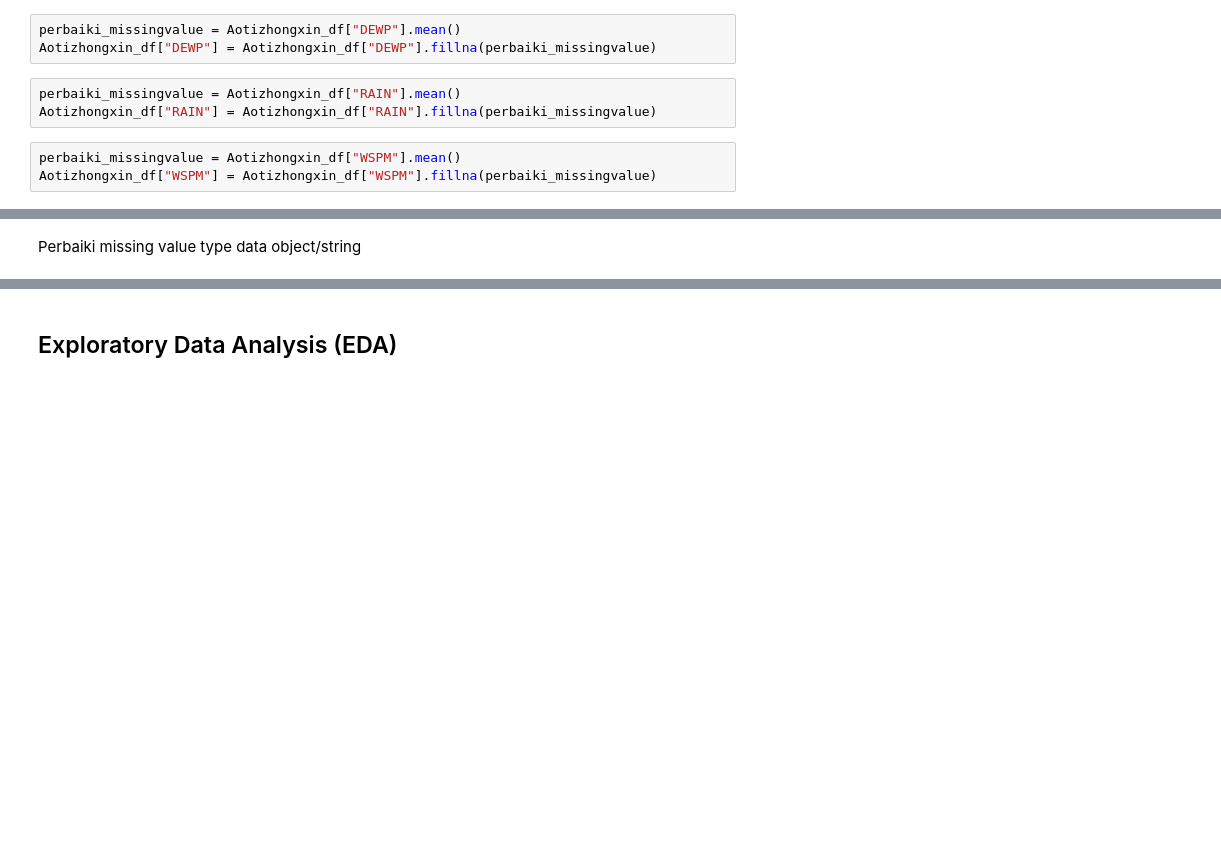
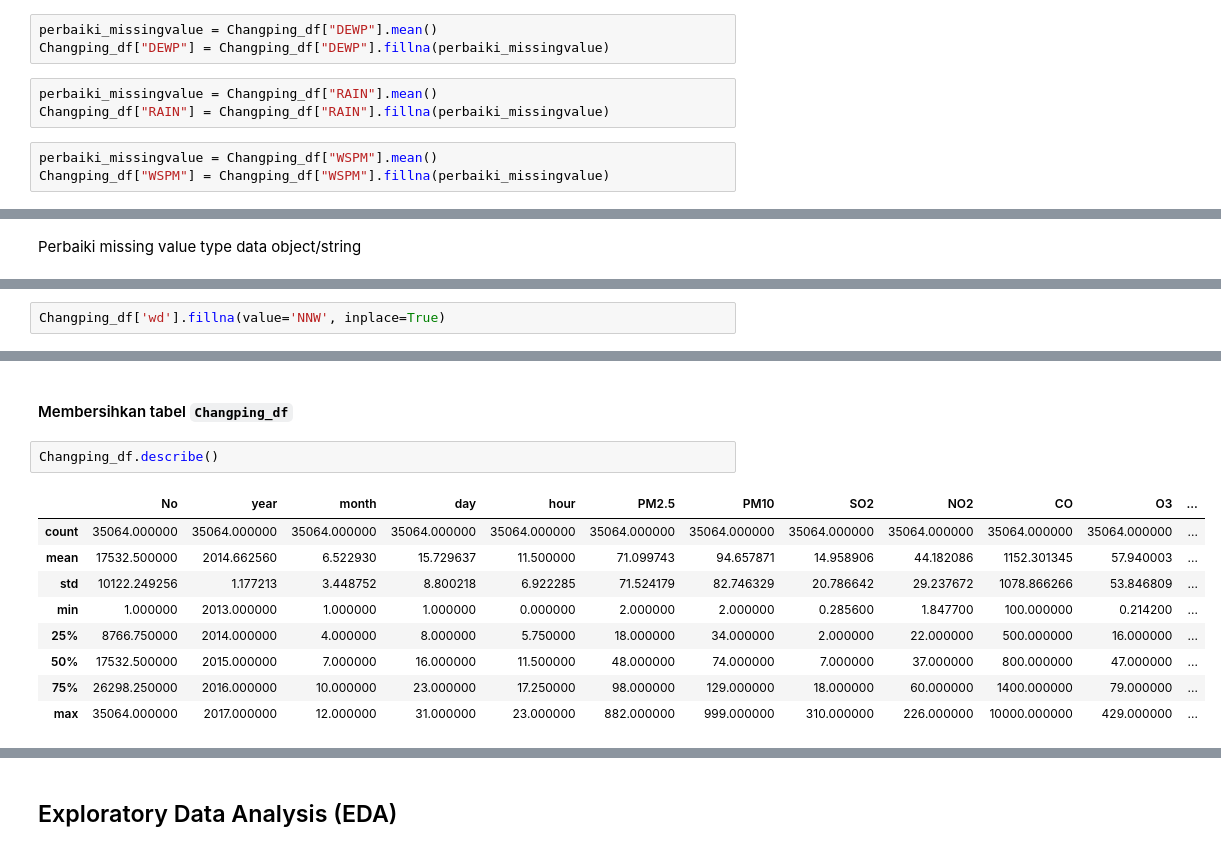
Before and after one commit to Arif-0123/Proyek_Analisis_Data, a Jupyter notebook: Air Quality Dataset/submision/notebook.ipynb, the cells around one changed output, grey strips where cells are left out. Saved outputs shown, nothing was run; the diff lists cells and outputs as text; blank space fills up the shorter version.

Commit message:
Tambah informasi cleaning data beberapa tabel data

```diff
--- a/Air Quality Dataset/submision/notebook.ipynb
+++ b/Air Quality Dataset/submision/notebook.ipynb
@@ -1325,10 +1325,10 @@ Aotizhongxin_df["PRES"] = Aotizhongxin_df["PRES"].fillna(perbaiki_missingvalue)
 # %%
-perbaiki_missingvalue = Aotizhongxin_df["DEWP"].mean()
-Aotizhongxin_df["DEWP"] = Aotizhongxin_df["DEWP"].fillna(perbaiki_missingvalue)
+perbaiki_missingvalue = Changping_df["DEWP"].mean()
+Changping_df["DEWP"] = Changping_df["DEWP"].fillna(perbaiki_missingvalue)
 # %%
-perbaiki_missingvalue = Aotizhongxin_df["RAIN"].mean()
-Aotizhongxin_df["RAIN"] = Aotizhongxin_df["RAIN"].fillna(perbaiki_missingvalue)
+perbaiki_missingvalue = Changping_df["RAIN"].mean()
+Changping_df["RAIN"] = Changping_df["RAIN"].fillna(perbaiki_missingvalue)
 # %%
-perbaiki_missingvalue = Aotizhongxin_df["WSPM"].mean()
-Aotizhongxin_df["WSPM"] = Aotizhongxin_df["WSPM"].fillna(perbaiki_missingvalue)
+perbaiki_missingvalue = Changping_df["WSPM"].mean()
+Changping_df["WSPM"] = Changping_df["WSPM"].fillna(perbaiki_missingvalue)
 # %%
@@ -1401,0 +1378,2 @@ dtype: int64
+# %%
+Changping_df['wd'].fillna(value='NNW', inplace=True)
@@ -1401,0 +1958,14 @@ dtype: int64
+# %% [markdown]
+#### Membersihkan tabel `Changping_df`
+# %%
+Changping_df.describe()
+# %% [output]
+|  | No | year | month | day | hour | PM2.5 | PM10 | SO2 | NO2 | CO | O3 | ... |
+| count | 35064.000000 | 35064.000000 | 35064.000000 | 35064.000000 | 35064.000000 | 35064.000000 | 35064.000000 | 35064.000000 | 35064.000000 | 35064.000000 | 35064.000000 | ... |
+| mean | 17532.500000 | 2014.662560 | 6.522930 | 15.729637 | 11.500000 | 71.099743 | 94.657871 | 14.958906 | 44.182086 | 1152.301345 | 57.940003 | ... |
+| std | 10122.249256 | 1.177213 | 3.448752 | 8.800218 | 6.922285 | 71.524179 | 82.746329 | 20.786642 | 29.237672 | 1078.866266 | 53.846809 | ... |
+| min | 1.000000 | 2013.000000 | 1.000000 | 1.000000 | 0.000000 | 2.000000 | 2.000000 | 0.285600 | 1.847700 | 100.000000 | 0.214200 | ... |
+| 25% | 8766.750000 | 2014.000000 | 4.000000 | 8.000000 | 5.750000 | 18.000000 | 34.000000 | 2.000000 | 22.000000 | 500.000000 | 16.000000 | ... |
+| 50% | 17532.500000 | 2015.000000 | 7.000000 | 16.000000 | 11.500000 | 48.000000 | 74.000000 | 7.000000 | 37.000000 | 800.000000 | 47.000000 | ... |
+| 75% | 26298.250000 | 2016.000000 | 10.000000 | 23.000000 | 17.250000 | 98.000000 | 129.000000 | 18.000000 | 60.000000 | 1400.000000 | 79.000000 | ... |
+| max | 35064.000000 | 2017.000000 | 12.000000 | 31.000000 | 23.000000 | 882.000000 | 999.000000 | 310.000000 | 226.000000 | 10000.000000 | 429.000000 | ... |
```
Also changed, not shown: parts of 213 cells of this notebook.
